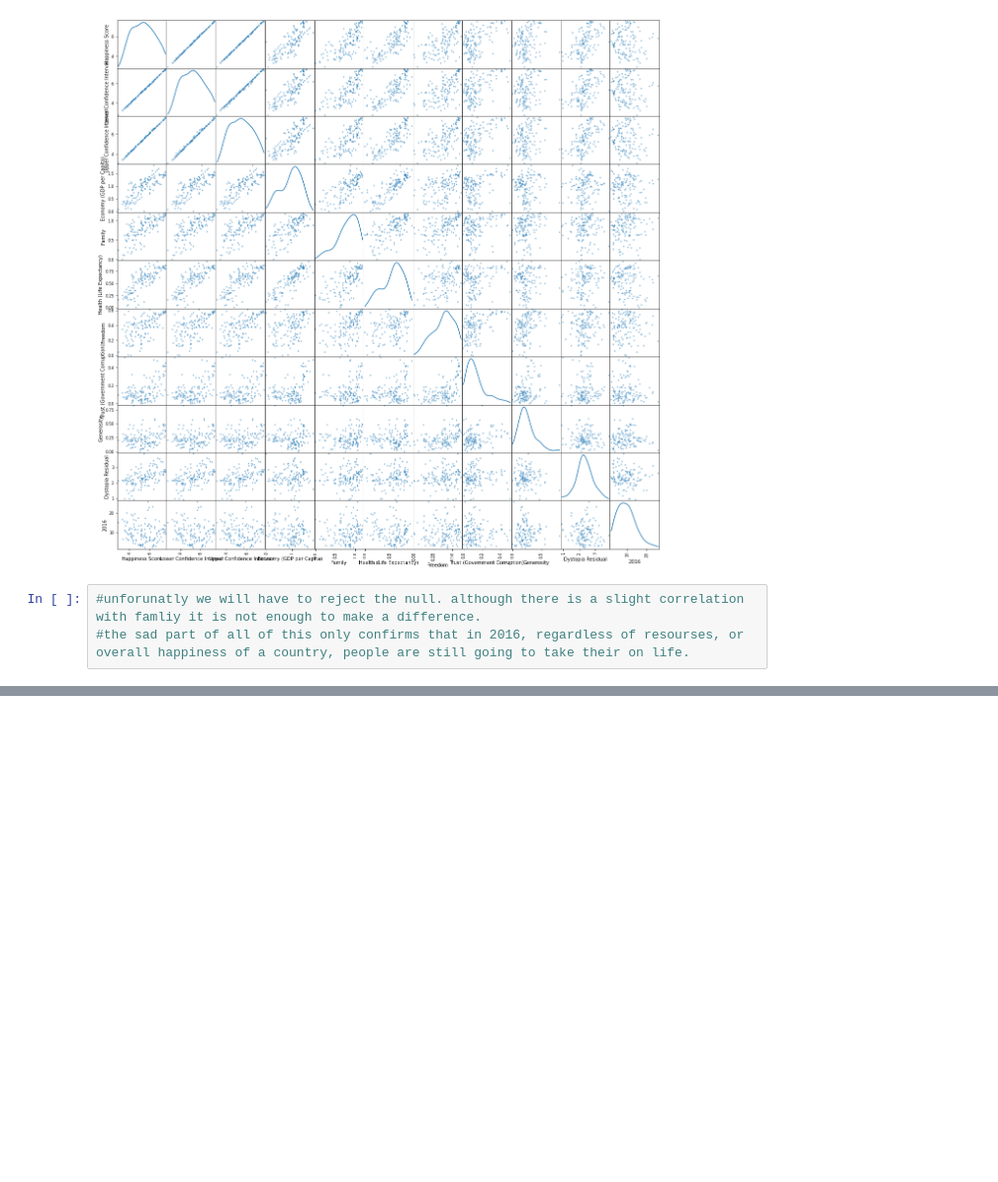
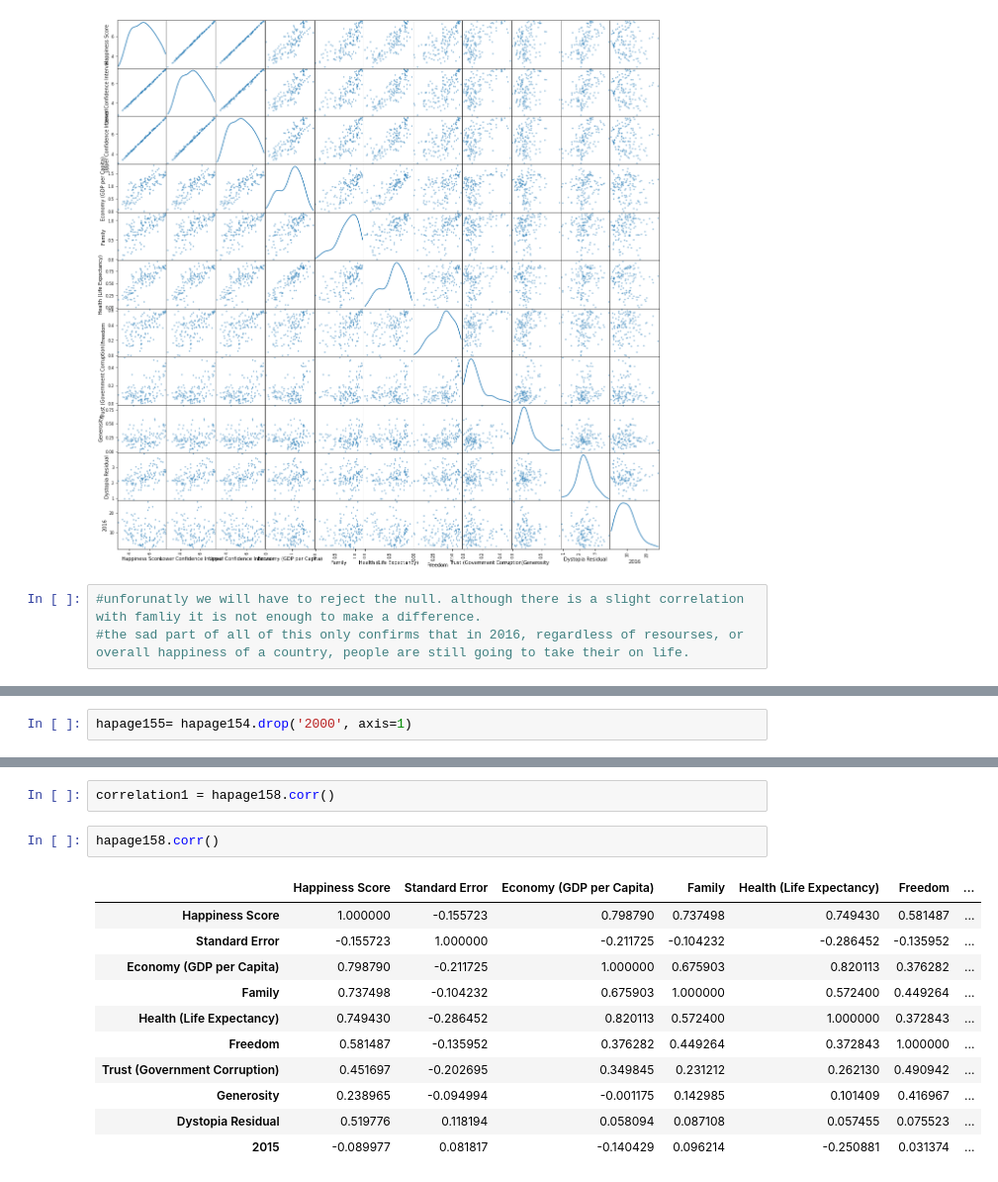
Before and after one commit to vcantrell1009/Final-Project, a Jupyter notebook: VC code/finalproject.ipynb, the cells around one changed output, grey strips where cells are left out. Shown at 99% size. Saved outputs shown, nothing was run; the diff lists cells and outputs as text; blank space fills up the shorter version.

```diff
--- a/VC code/finalproject.ipynb
+++ b/VC code/finalproject.ipynb
@@ -776,0 +818,2 @@ array([[<Axes: xlabel='Happiness Score', ylabel='Happiness Score'>,
+# %%
+hapage155= hapage154.drop('2000', axis=1)
@@ -776,0 +865,16 @@ array([[<Axes: xlabel='Happiness Score', ylabel='Happiness Score'>,
+# %%
+correlation1 = hapage158.corr()
+# %%
+hapage158.corr()
+# %% [output]
+|  | Happiness Score | Standard Error | Economy (GDP per Capita) | Family | Health (Life Expectancy) | Freedom | ... |
+| Happiness Score | 1.000000 | -0.155723 | 0.798790 | 0.737498 | 0.749430 | 0.581487 | ... |
+| Standard Error | -0.155723 | 1.000000 | -0.211725 | -0.104232 | -0.286452 | -0.135952 | ... |
+| Economy (GDP per Capita) | 0.798790 | -0.211725 | 1.000000 | 0.675903 | 0.820113 | 0.376282 | ... |
+| Family | 0.737498 | -0.104232 | 0.675903 | 1.000000 | 0.572400 | 0.449264 | ... |
+| Health (Life Expectancy) | 0.749430 | -0.286452 | 0.820113 | 0.572400 | 1.000000 | 0.372843 | ... |
+| Freedom | 0.581487 | -0.135952 | 0.376282 | 0.449264 | 0.372843 | 1.000000 | ... |
+| Trust (Government Corruption) | 0.451697 | -0.202695 | 0.349845 | 0.231212 | 0.262130 | 0.490942 | ... |
+| Generosity | 0.238965 | -0.094994 | -0.001175 | 0.142985 | 0.101409 | 0.416967 | ... |
+| Dystopia Residual | 0.519776 | 0.118194 | 0.058094 | 0.087108 | 0.057455 | 0.075523 | ... |
+| 2015 | -0.089977 | 0.081817 | -0.140429 | 0.096214 | -0.250881 | 0.031374 | ... |
```
Also changed, not shown: parts of 20 cells of this notebook.
